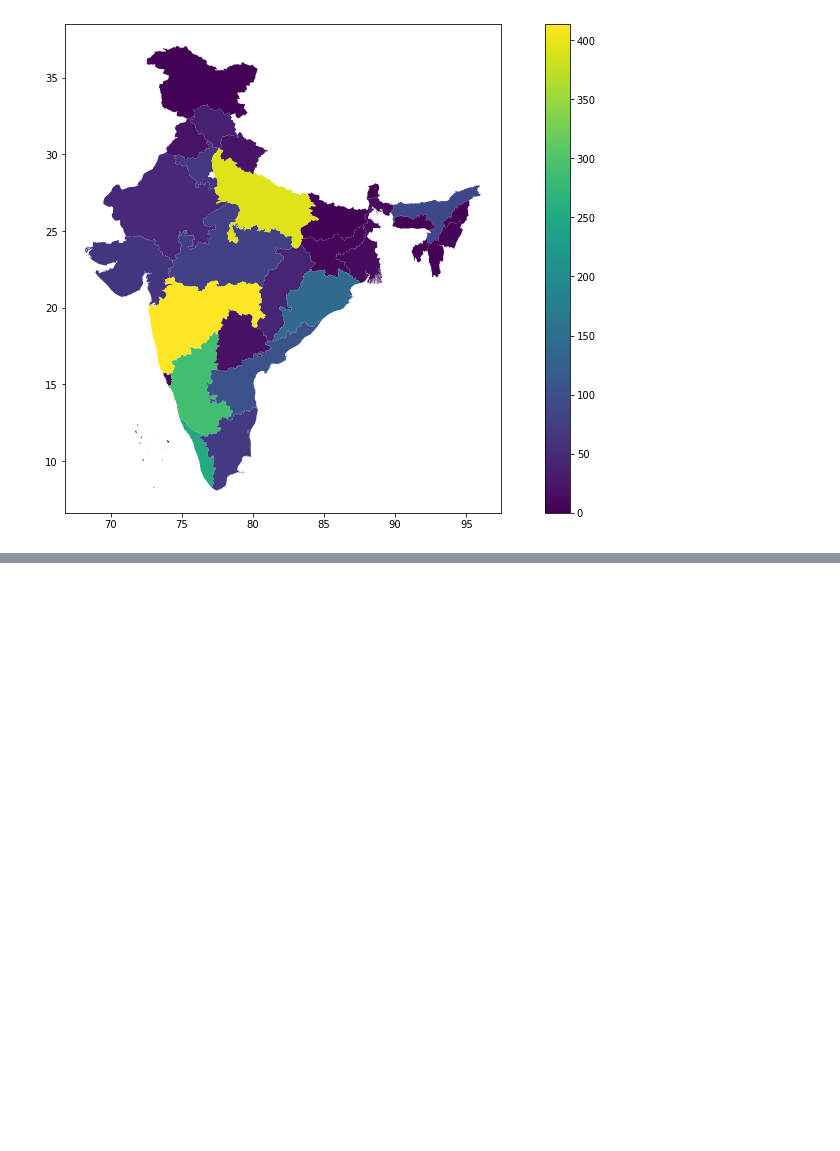
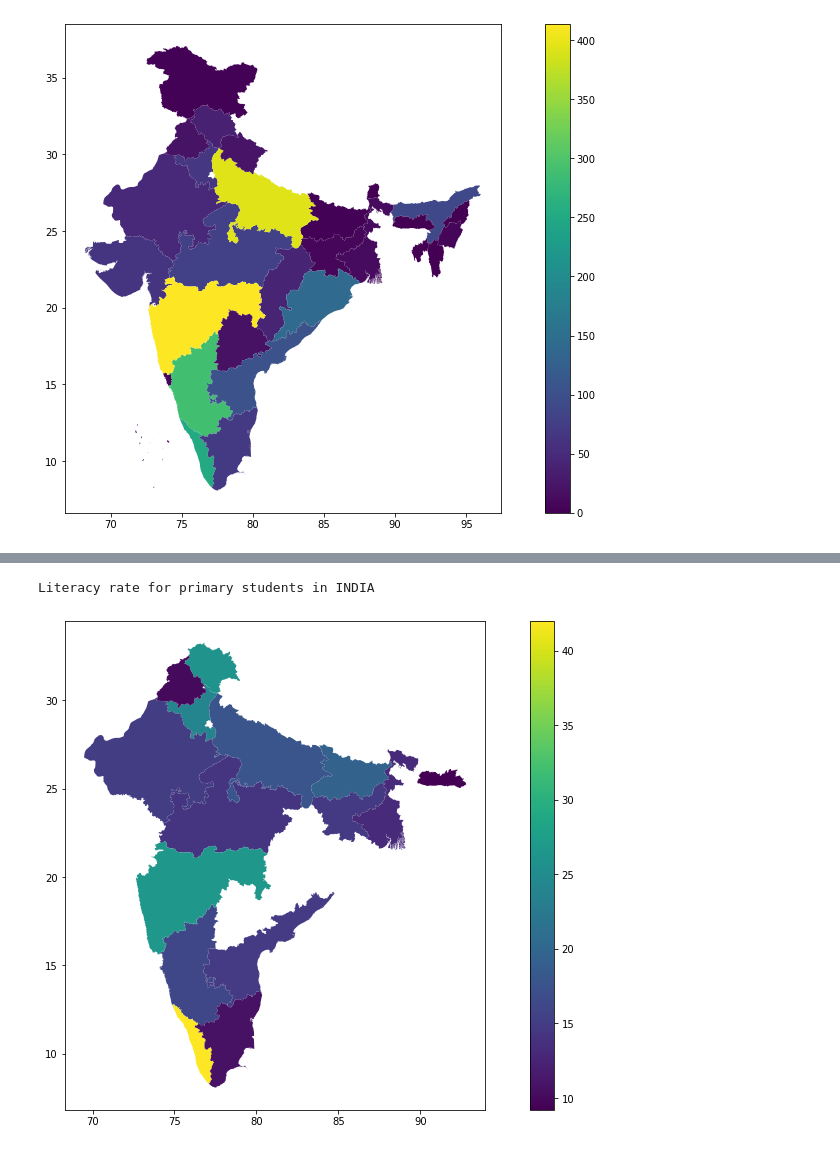
Before and after one commit to helloningshen/R-assignment, a Jupyter notebook: R.ipynb, the cells around one changed output, grey strips where cells are left out. Cells and saved outputs as stored; diff of their text form; code cells hidden in the pictures; blank space fills up the shorter version.

```diff
--- a/R.ipynb
+++ b/R.ipynb
@@ -108,0 +130,7 @@ CYBER CRIME IN INDIA
+# %%
+print("Literacy rate for above metrics students in INDIA")
+merged_df.plot('Matric & Above (in percent)', figsize = (16, 9), legend = True)
+plt.savefig("above-metric.png")
+# %% [output]
+Literacy rate for primary students in INDIA
+[figure, added]
```
Also changed, not shown: parts of 6 cells of this notebook, 13 other files.
